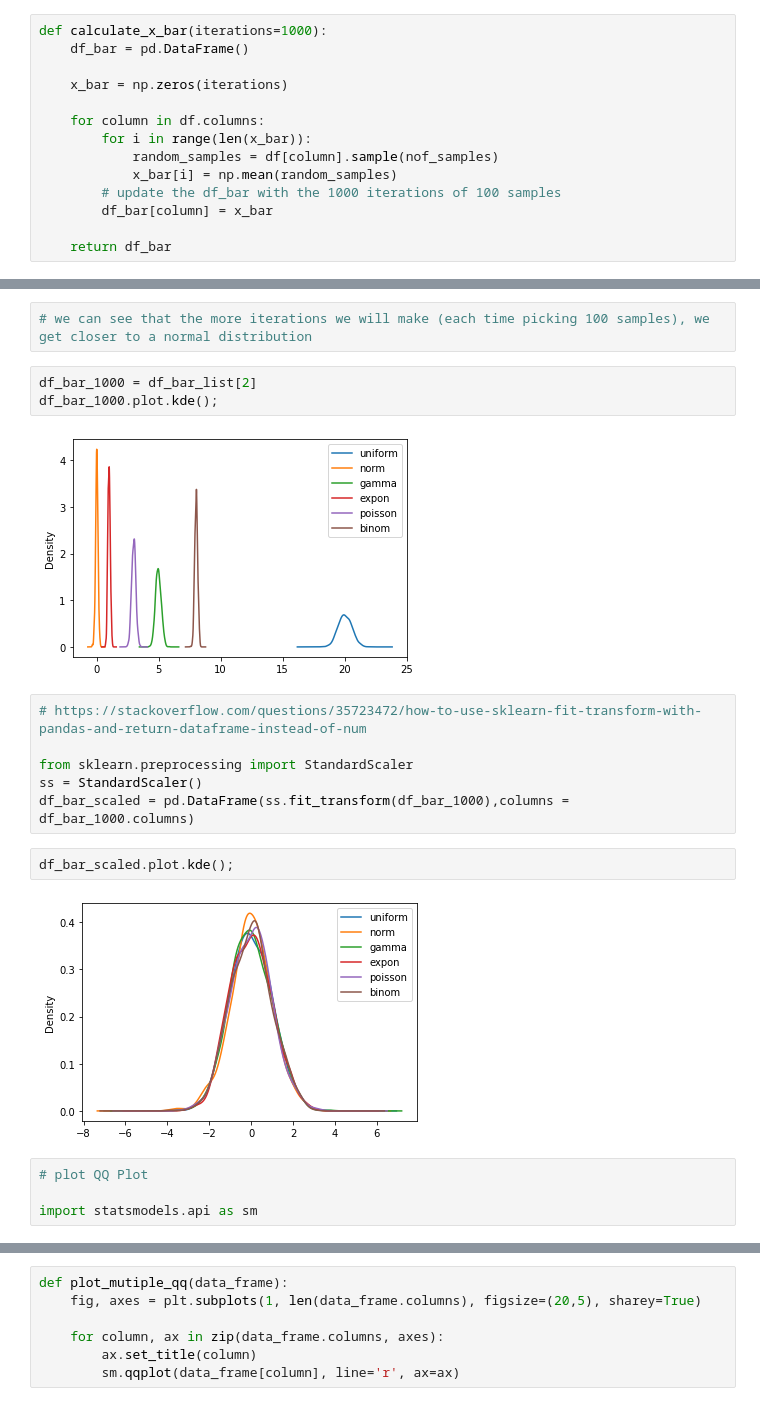
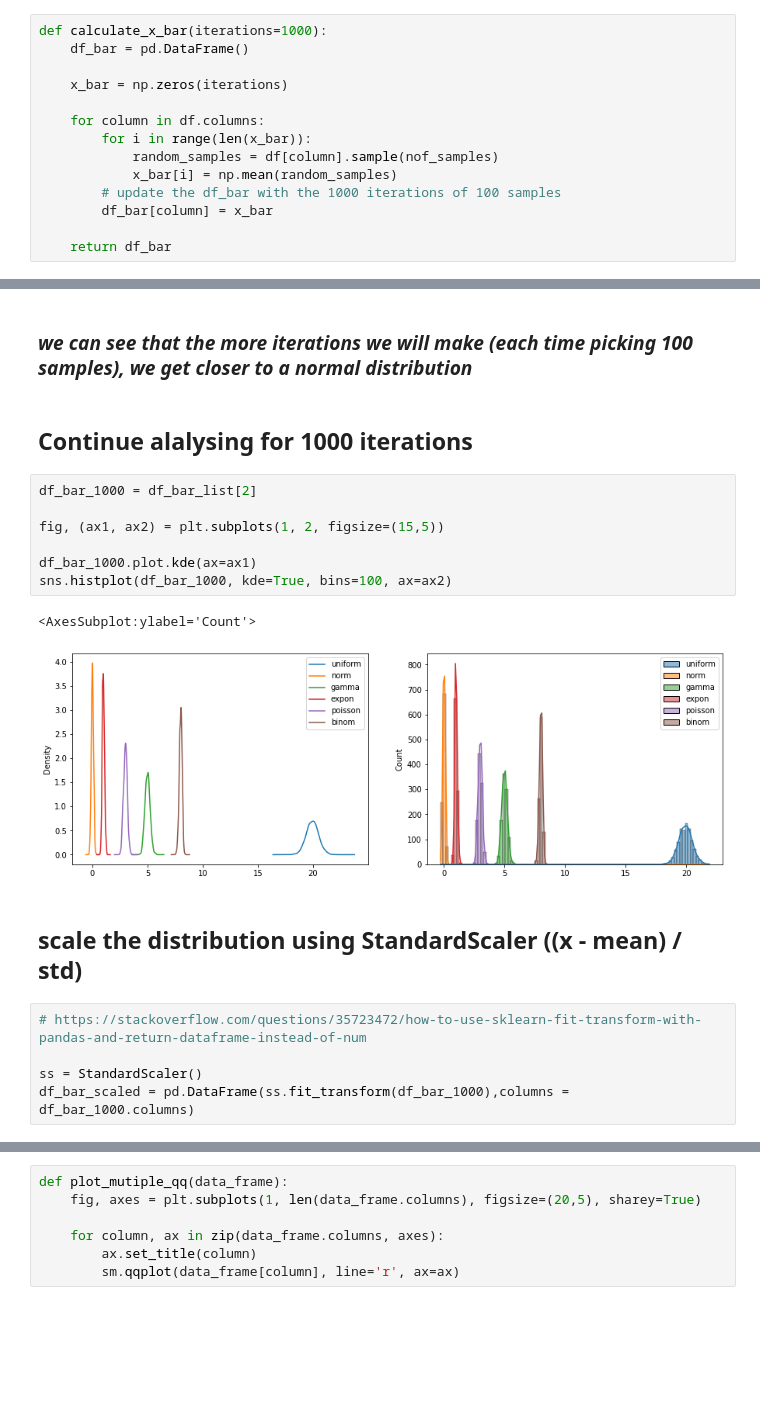
Before and after one commit to wzeyal/DataScience, a Jupyter notebook: Python_for_AI_Engineer/Exercises/7_Probability/5_2.ipynb, the cells around one changed output, grey strips where cells are left out. Cells and saved outputs as stored; diff of their text form; blank space fills up the shorter version.

```diff
--- a/Python_for_AI_Engineer/Exercises/7_Probability/5_2.ipynb
+++ b/Python_for_AI_Engineer/Exercises/7_Probability/5_2.ipynb
@@ -103,21 +101,21 @@ fig.legend(handles=[red_patch, green_patch, blue_patch, yellow_patch], loc='uppe
-# %%
-# we can see that the more iterations we will make (each time picking 100 samples), we get closer to a normal distribution
-# %%
-df_bar_1000 = df_bar_list[2]
-df_bar_1000.plot.kde();
-# %% [output]
-[figure, removed]
+# %% [markdown]
+### *we can see that the more iterations we will make (each time picking 100 samples), we get closer to a normal distribution*
+# %% [markdown]
+## Continue alalysing for 1000 iterations
+# %%
+df_bar_1000 = df_bar_list[2]
+
+fig, (ax1, ax2) = plt.subplots(1, 2, figsize=(15,5))
+
+df_bar_1000.plot.kde(ax=ax1)
+sns.histplot(df_bar_1000, kde=True, bins=100, ax=ax2)
+# %% [output]
+<AxesSubplot:ylabel='Count'>
+[figure, added]
+# %% [markdown]
+## scale the distribution using StandardScaler  ((x - mean) / std)
 # %%
 # https://stackoverflow.com/questions/35723472/how-to-use-sklearn-fit-transform-with-pandas-and-return-dataframe-instead-of-num
 
-from sklearn.preprocessing import StandardScaler
 ss = StandardScaler()
 df_bar_scaled = pd.DataFrame(ss.fit_transform(df_bar_1000),columns = df_bar_1000.columns)
-# %%
-df_bar_scaled.plot.kde();
-# %% [output]
-[figure, removed]
-# %%
-# plot QQ Plot
-
-import statsmodels.api as sm
```
Also changed, not shown: parts of 32 cells of this notebook.
